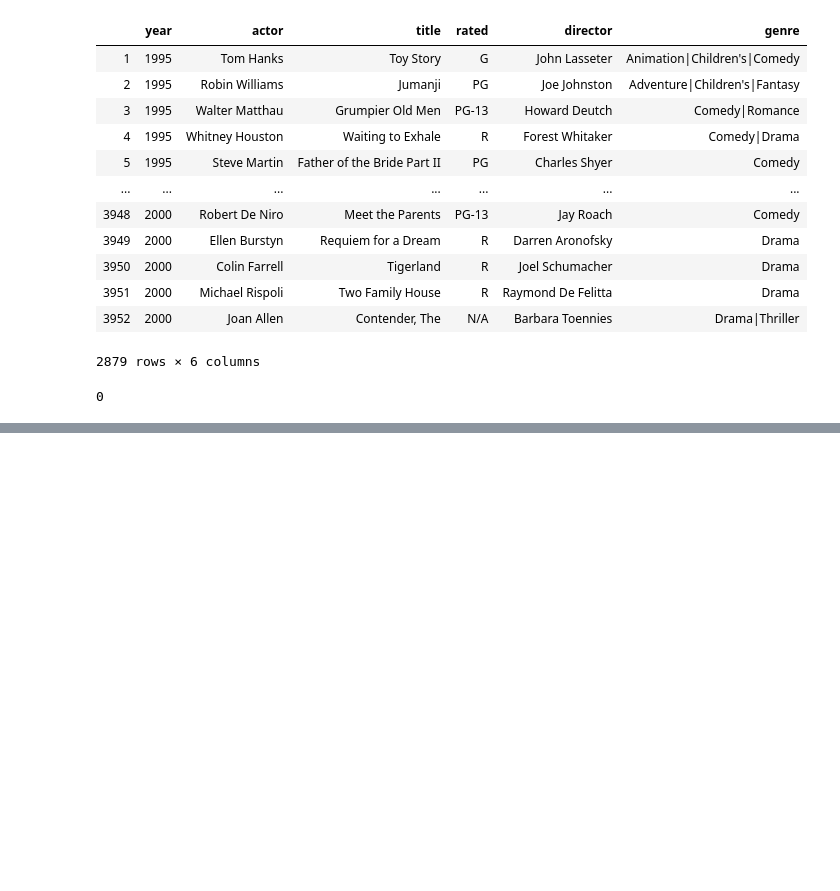
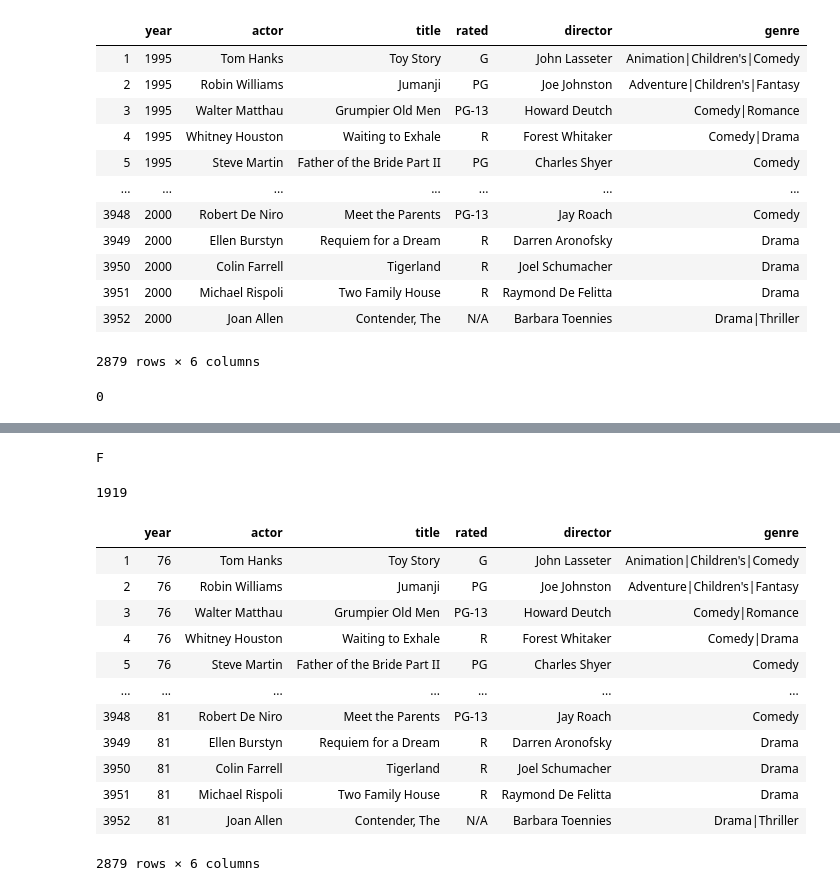
Before and after one commit to alanpurple/Melu, a Jupyter notebook: Untitled.ipynb, the cells around one changed output, grey strips where cells are left out. Cells and saved outputs as stored; diff of their text form; code cells hidden in the pictures; blank space fills up the shorter version.

```diff
--- a/Untitled.ipynb
+++ b/Untitled.ipynb
@@ -118,0 +219,4 @@ movies_df.genre.isna().sum()
+# %%
+print(rating_existing[0].user.gender)
+# %% [output]
+F
@@ -118,0 +225,22 @@ movies_df.genre.isna().sum()
+# %%
+all_movies_df.year.min()
+# %% [output]
+1919
+# %%
+all_movies_df.year=all_movies_df.year-1919
+# %%
+all_movies_df
+# %% [output]
+|  | year | actor | title | rated | director | genre |
+| 1 | 76 | Tom Hanks | Toy Story | G | John Lasseter | Animation|Children's|Comedy |
+| 2 | 76 | Robin Williams | Jumanji | PG | Joe Johnston | Adventure|Children's|Fantasy |
+| 3 | 76 | Walter Matthau | Grumpier Old Men | PG-13 | Howard Deutch | Comedy|Romance |
+| 4 | 76 | Whitney Houston | Waiting to Exhale | R | Forest Whitaker | Comedy|Drama |
+| 5 | 76 | Steve Martin | Father of the Bride Part II | PG | Charles Shyer | Comedy |
+| ... | ... | ... | ... | ... | ... | ... |
+| 3948 | 81 | Robert De Niro | Meet the Parents | PG-13 | Jay Roach | Comedy |
+| 3949 | 81 | Ellen Burstyn | Requiem for a Dream | R | Darren Aronofsky | Drama |
+| 3950 | 81 | Colin Farrell | Tigerland | R | Joel Schumacher | Drama |
+| 3951 | 81 | Michael Rispoli | Two Family House | R | Raymond De Felitta | Drama |
+| 3952 | 81 | Joan Allen | Contender, The | N/A | Barbara Toennies | Drama|Thriller |
+2879 rows × 6 columns
```
Also changed, not shown: parts of 21 cells of this notebook, 4 other files.
